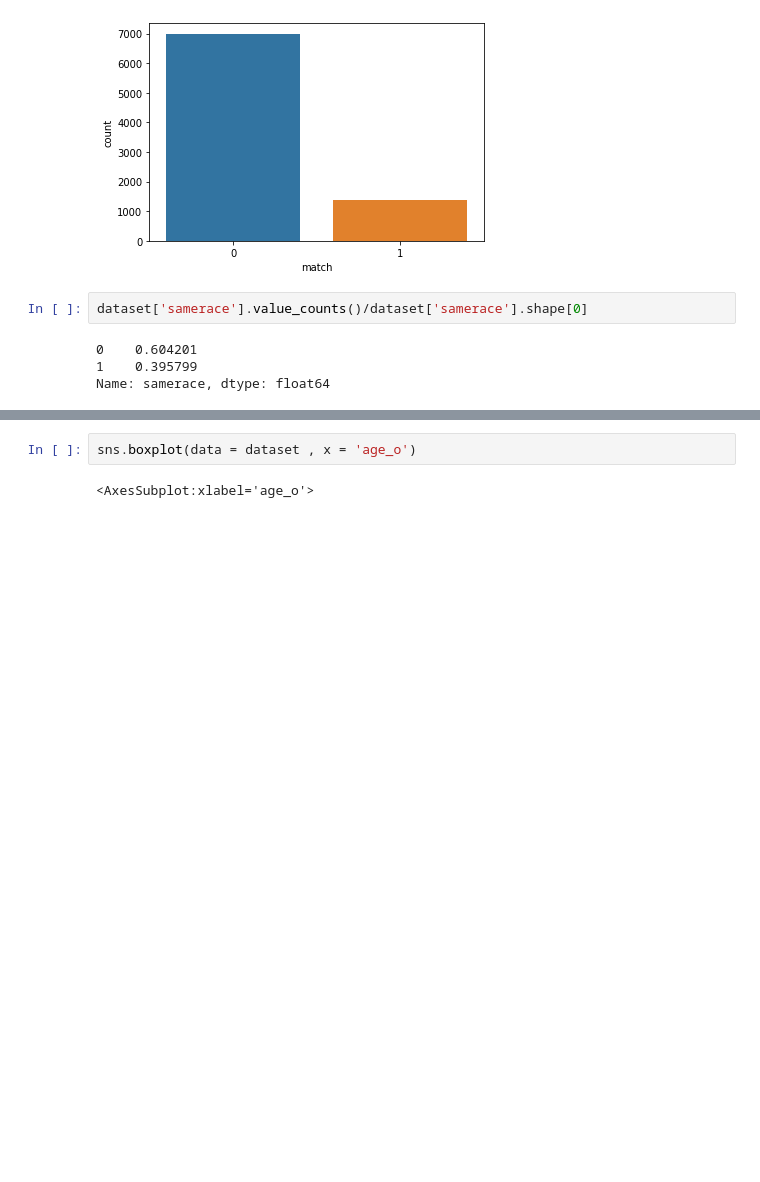
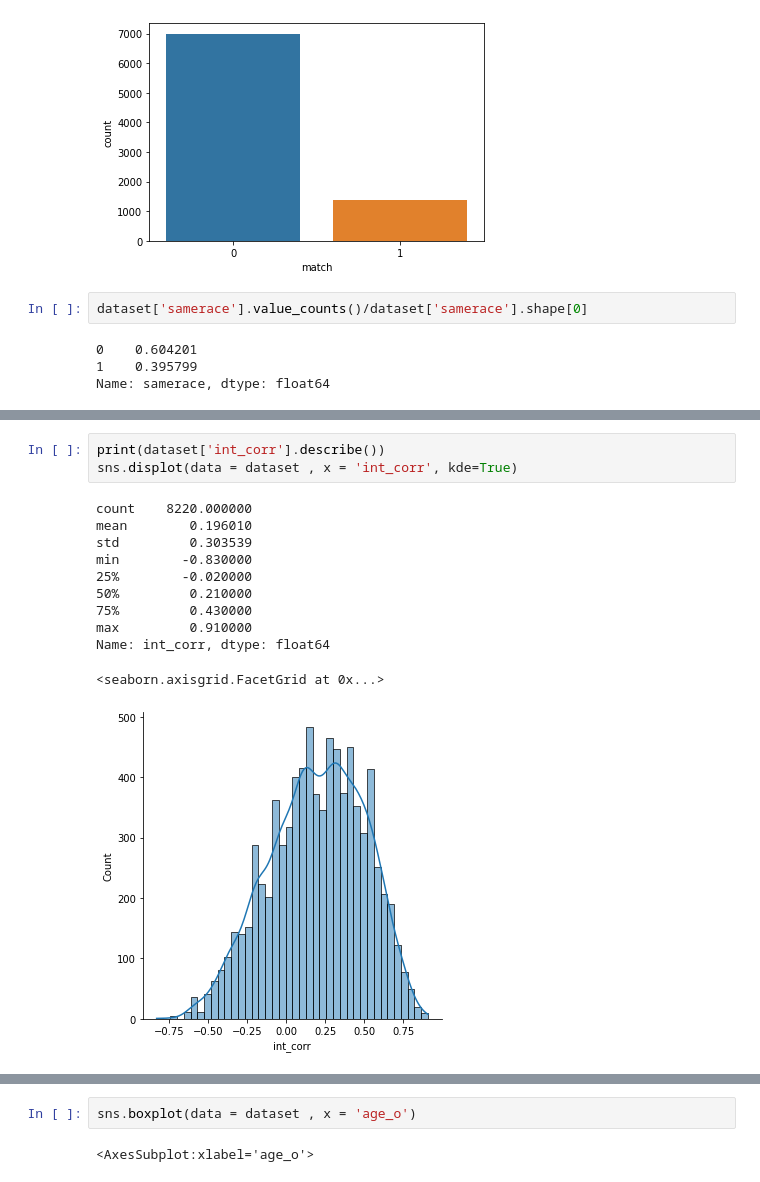
Before and after one commit to Stylomines/speed_dating, a Jupyter notebook: 01-Project_speed_dating.ipynb, the cells around one changed output, grey strips where cells are left out. Drawn from its saved outputs; the diff is of its cells as text; blank space fills up the shorter version.

```diff
--- a/01-Project_speed_dating.ipynb
+++ b/01-Project_speed_dating.ipynb
@@ -208 +192,16 @@ Name: age_o, dtype: float64
+# %%
+print(dataset['int_corr'].describe())
+sns.displot(data = dataset , x = 'int_corr', kde=True)
+# %% [output]
+count    8220.000000
+mean        0.196010
+std         0.303539
+min        -0.830000
+25%        -0.020000
+50%         0.210000
+75%         0.430000
+max         0.910000
+Name: int_corr, dtype: float64
+<seaborn.axisgrid.FacetGrid at 0x...>
+[figure, added]
 # %%
```
Also changed, not shown: parts of 14 cells of this notebook, 3 other files.
